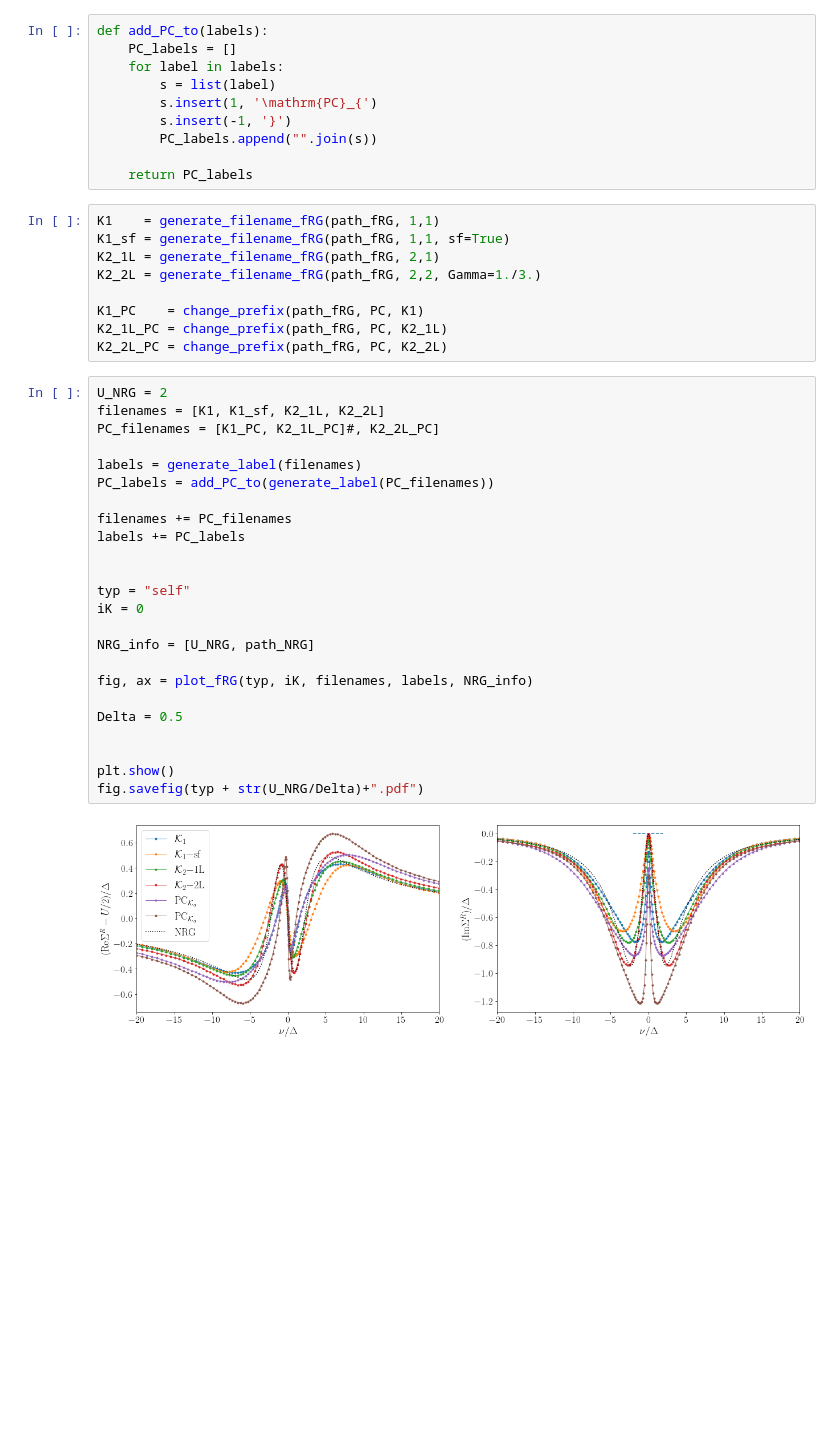
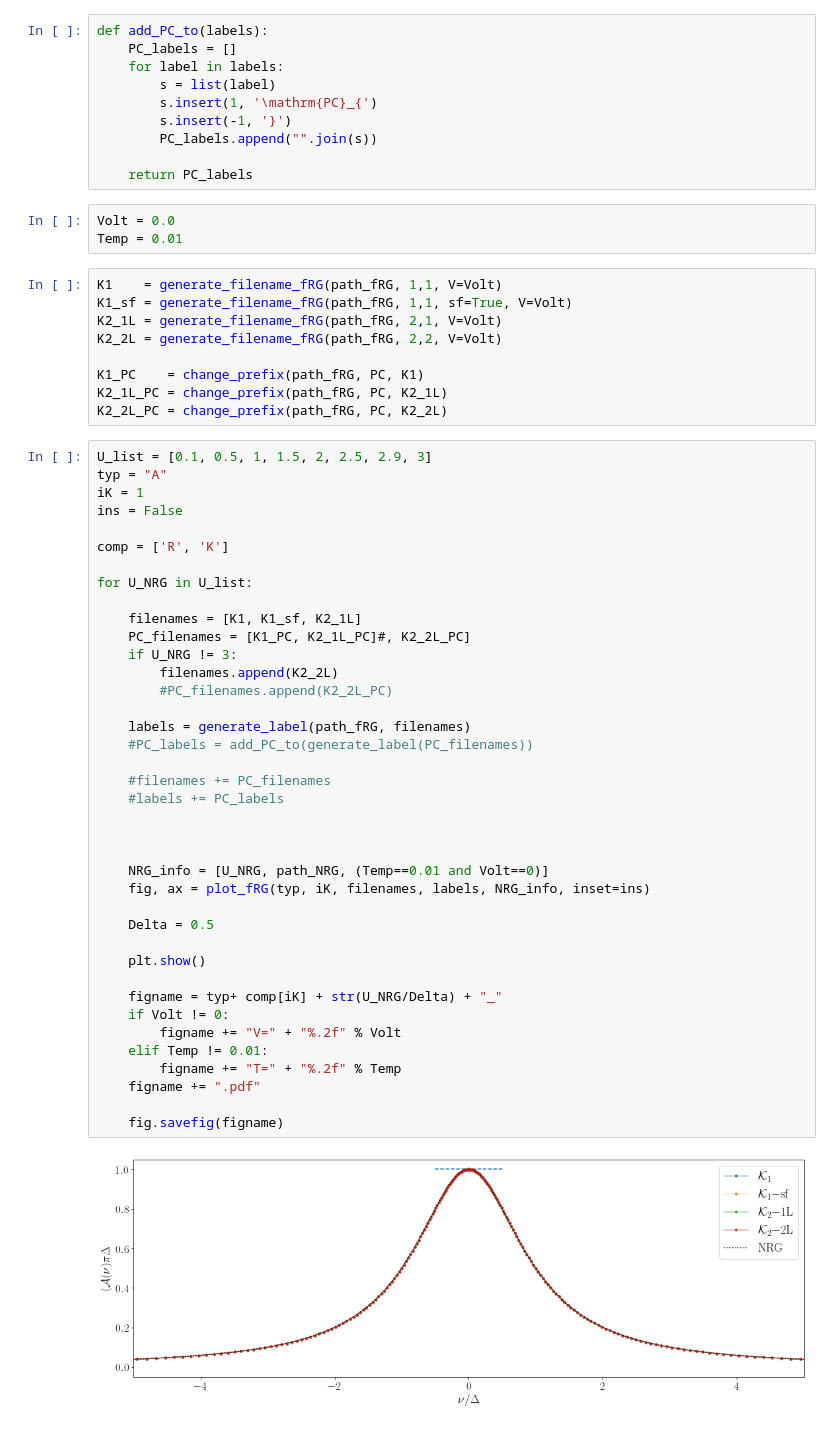
Before and after one commit to NepomukRitz/KeldyshQFT, a Jupyter notebook: Keldysh_mfRG/ipynb_scripts/Plotter.ipynb, the cells around one changed output. Drawn from its saved outputs; the diff is of its cells as text; blank space fills up the shorter version.

Commit message:
Implements retarded and Keldysh component for any kind of object for NRG-equilibrium calculations. Also plots automatically for all U's in U_list

```diff
--- a/Keldysh_mfRG/ipynb_scripts/Plotter.ipynb
+++ b/Keldysh_mfRG/ipynb_scripts/Plotter.ipynb
@@ -35,38 +19,56 @@ def add_PC_to(labels):
         PC_labels.append("".join(s))
 
     return PC_labels
+# %%
+Volt = 0.0
+Temp = 0.01
 # %%
-K1    = generate_filename_fRG(path_fRG, 1,1)
-K1_sf = generate_filename_fRG(path_fRG, 1,1, sf=True)
-K2_1L = generate_filename_fRG(path_fRG, 2,1)
-K2_2L = generate_filename_fRG(path_fRG, 2,2, Gamma=1./3.)
+K1    = generate_filename_fRG(path_fRG, 1,1, V=Volt)
+K1_sf = generate_filename_fRG(path_fRG, 1,1, sf=True, V=Volt)
+K2_1L = generate_filename_fRG(path_fRG, 2,1, V=Volt)
+K2_2L = generate_filename_fRG(path_fRG, 2,2, V=Volt)
 
 K1_PC    = change_prefix(path_fRG, PC, K1)
 K2_1L_PC = change_prefix(path_fRG, PC, K2_1L)
 K2_2L_PC = change_prefix(path_fRG, PC, K2_2L)
 # %%
-U_NRG = 2
-filenames = [K1, K1_sf, K2_1L, K2_2L]
-PC_filenames = [K1_PC, K2_1L_PC]#, K2_2L_PC]
+U_list = [0.1, 0.5, 1, 1.5, 2, 2.5, 2.9, 3]
+typ = "A"
+iK = 1
+ins = False
 
-labels = generate_label(filenames)
-PC_labels = add_PC_to(generate_label(PC_filenames))
+comp = ['R', 'K']
 
-filenames += PC_filenames
-labels += PC_labels
+for U_NRG in U_list:
+
+    filenames = [K1, K1_sf, K2_1L]
+    PC_filenames = [K1_PC, K2_1L_PC]#, K2_2L_PC]
+    if U_NRG != 3:
+        filenames.append(K2_2L)
+        #PC_filenames.append(K2_2L_PC)
+
+    labels = generate_label(path_fRG, filenames)
+    #PC_labels = add_PC_to(generate_label(PC_filenames))
+
+    #filenames += PC_filenames
+    #labels += PC_labels
 
 
-typ = "self"
-iK = 0
 
-NRG_info = [U_NRG, path_NRG]
+    NRG_info = [U_NRG, path_NRG, (Temp==0.01 and Volt==0)]
+    fig, ax = plot_fRG(typ, iK, filenames, labels, NRG_info, inset=ins)
 
-fig, ax = plot_fRG(typ, iK, filenames, labels, NRG_info)
+    Delta = 0.5
 
-Delta = 0.5
+    plt.show()
 
+    figname = typ+ comp[iK] + str(U_NRG/Delta) + "_"
+    if Volt != 0:
+        figname += "V=" + "%.2f" % Volt
+    elif Temp != 0.01:
+        figname += "T=" + "%.2f" % Temp
+    figname += ".pdf"
 
-plt.show()
-fig.savefig(typ + str(U_NRG/Delta)+".pdf")
+    fig.savefig(figname)
 # %% [output]
-[figure, old version]
+[figure, new version]
```
Also changed, not shown: parts of 5 cells of this notebook, 1 other file.
